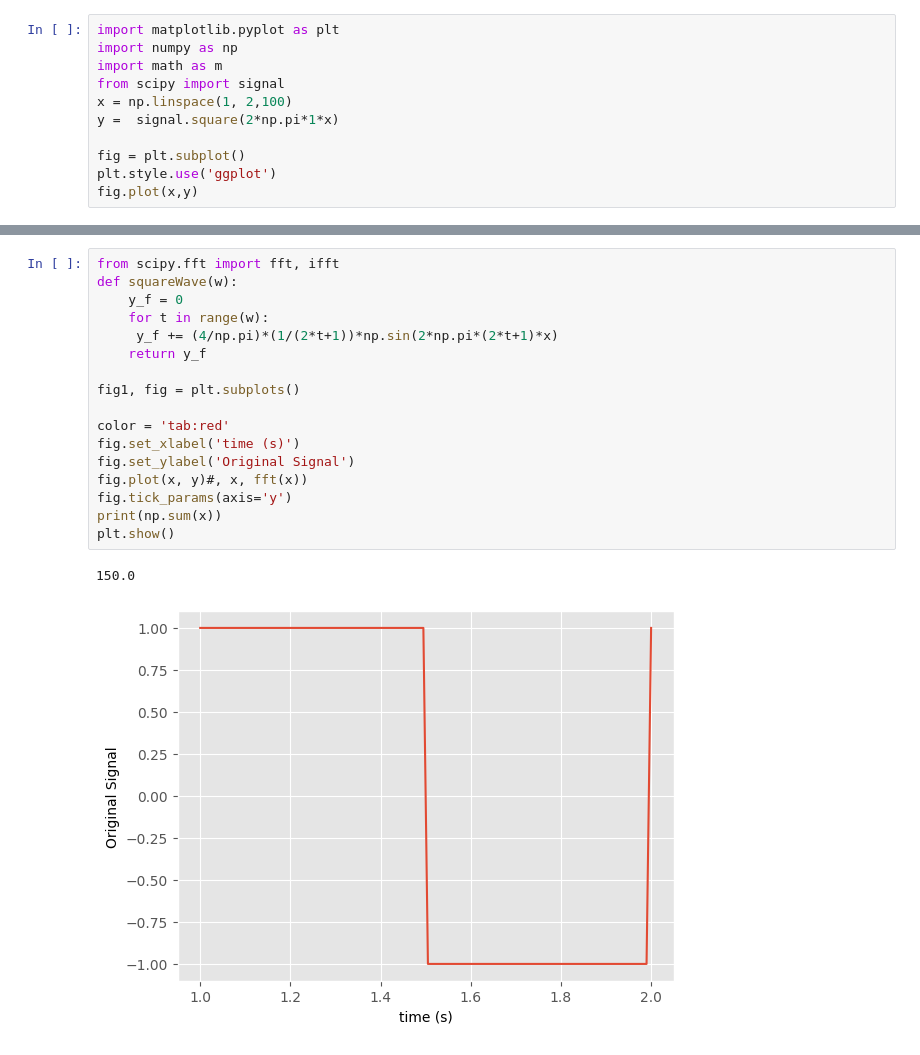
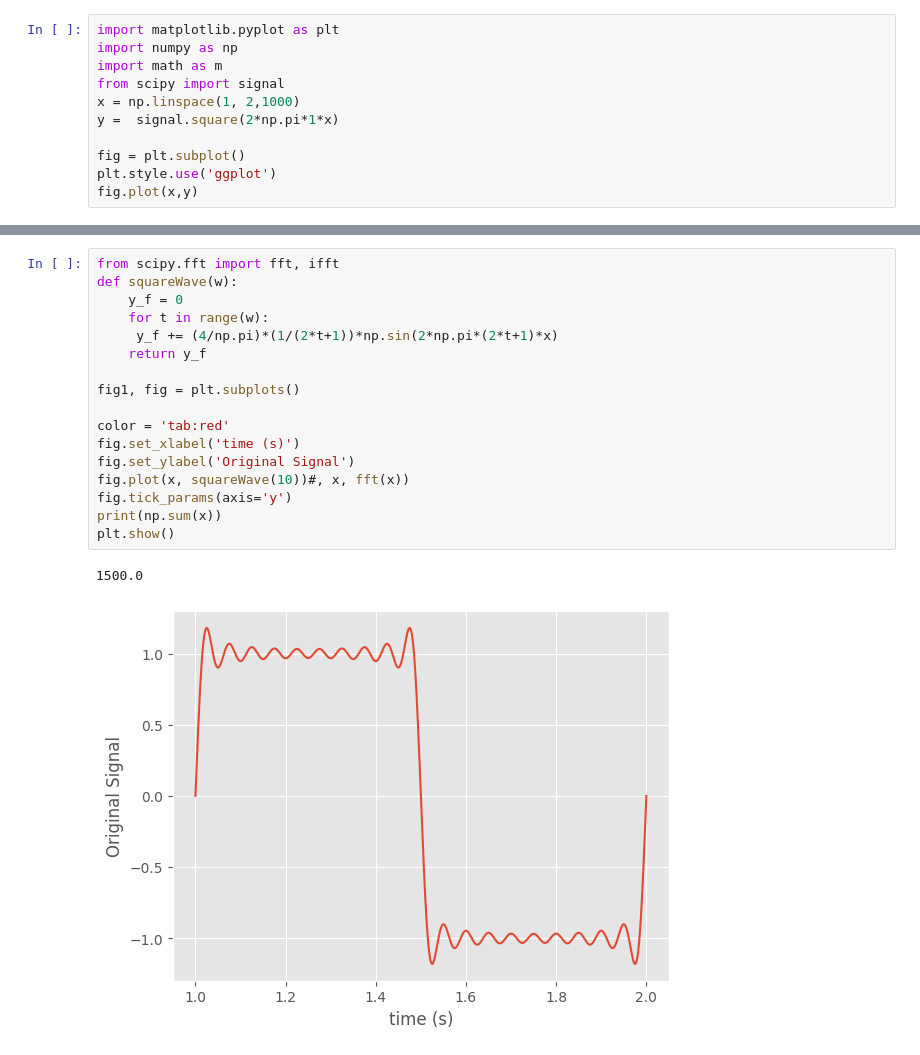
Before and after one commit to mptex/engtool, a Jupyter notebook: notebooks/FourierTransform.ipynb, the cells around one changed output, grey strips where cells are left out. Saved outputs shown, nothing was run; the diff lists cells and outputs as text.

```diff
--- a/notebooks/FourierTransform.ipynb
+++ b/notebooks/FourierTransform.ipynb
@@ -3,7 +3,7 @@ import matplotlib.pyplot as plt
 import numpy as np
 import math as m
 from scipy import signal
-x = np.linspace(1, 2,100)
+x = np.linspace(1, 2,1000)
 y =  signal.square(2*np.pi*1*x)
 
 fig = plt.subplot()
@@ -15,20 +15,20 @@ fig.plot(x,y)
 # %%
 from scipy.fft import fft, ifft
 def squareWave(w):
     y_f = 0
     for t in range(w):
      y_f += (4/np.pi)*(1/(2*t+1))*np.sin(2*np.pi*(2*t+1)*x)
     return y_f
 
 fig1, fig = plt.subplots()
 
 color = 'tab:red'
 fig.set_xlabel('time (s)')
 fig.set_ylabel('Original Signal')
-fig.plot(x, y)#, x, fft(x))
+fig.plot(x, squareWave(10))#, x, fft(x))
 fig.tick_params(axis='y')
 print(np.sum(x))
 plt.show()
 # %% [output]
-150.0
+1500.0
-[figure, old version]
+[figure, new version]
```
Also changed, not shown: parts of 1 cell of this notebook.
